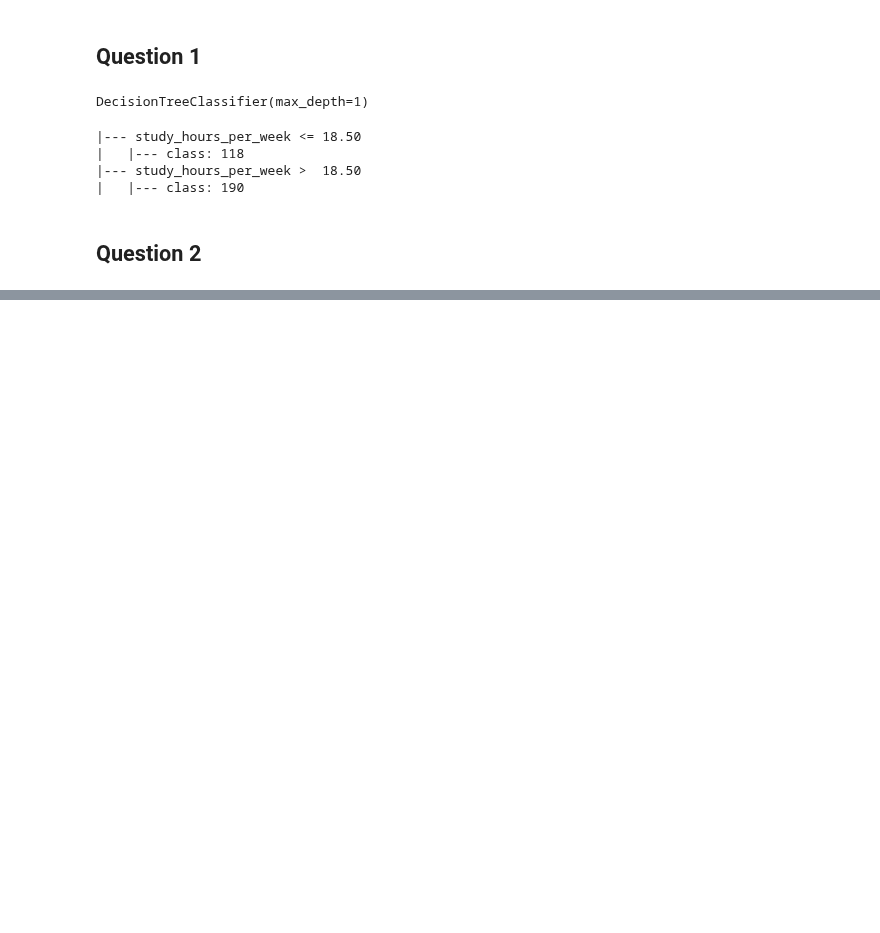
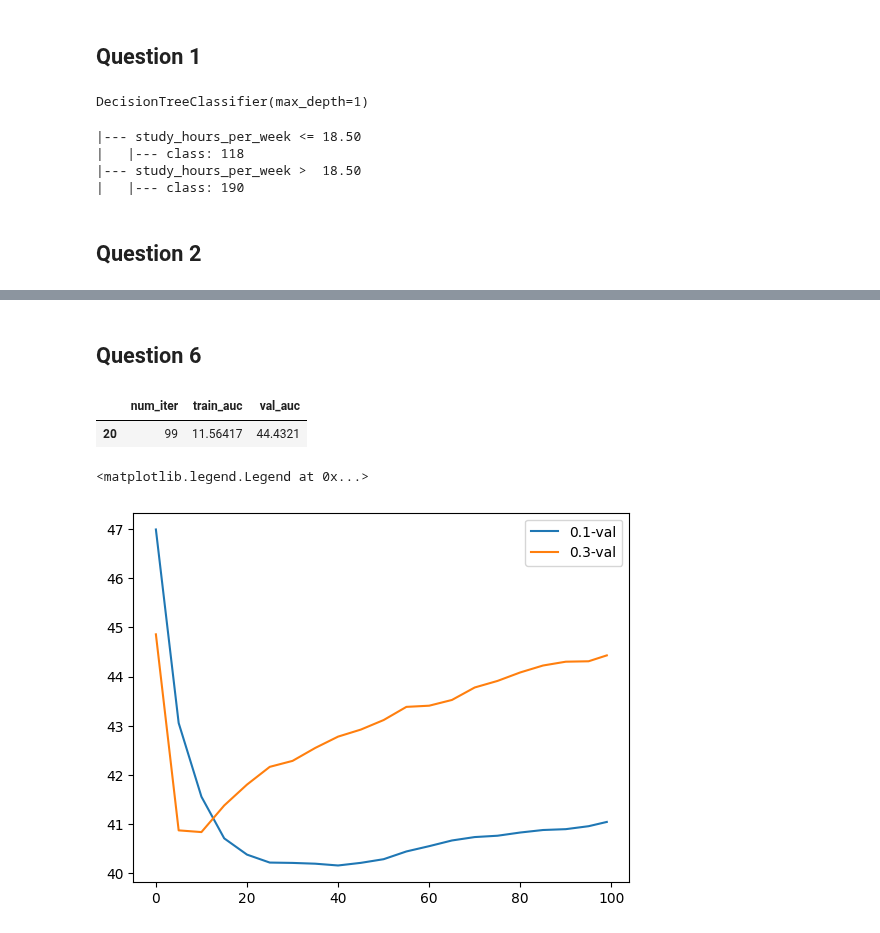
Before and after one commit to kemaldahha/machine-learning-course, a Jupyter notebook: week_6_homework.ipynb, the cells around one changed output, grey strips where cells are left out. Cells and saved outputs as stored; diff of their text form; code cells hidden in the pictures; blank space fills up the shorter version.

```diff
--- a/week_6_homework.ipynb
+++ b/week_6_homework.ipynb
@@ -67,0 +165,2 @@ print(export_text(dt, feature_names=dv.feature_names_))
+# %% [markdown]
+## Question 6
@@ -67,0 +208,15 @@ print(export_text(dt, feature_names=dv.feature_names_))
+# %%
+df_score = parse_xgb_output(output)
+df_score.tail(1)
+# %% [output]
+|  | num_iter | train_auc | val_auc |
+| 20 | 99 | 11.56417 | 44.4321 |
+# %%
+import matplotlib.pyplot as plt
+
+plt.plot(df_score_1.num_iter, df_score_1.val_auc, label="0.1-val")
+plt.plot(df_score_3.num_iter, df_score_3.val_auc, label="0.3-val")
+plt.legend()
+# %% [output]
+<matplotlib.legend.Legend at 0x...>
+[figure, added]
```
Also changed, not shown: parts of 15 cells of this notebook.
